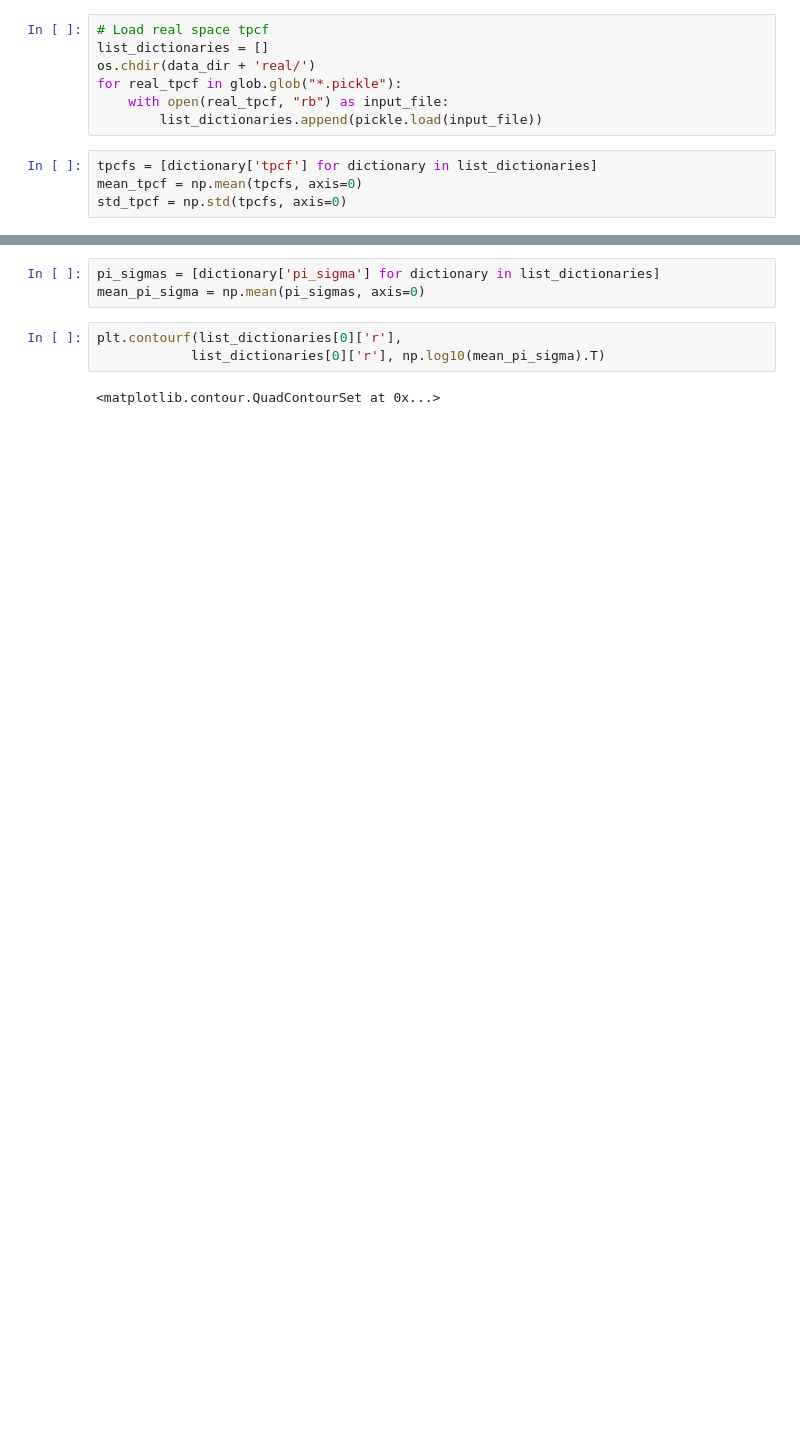
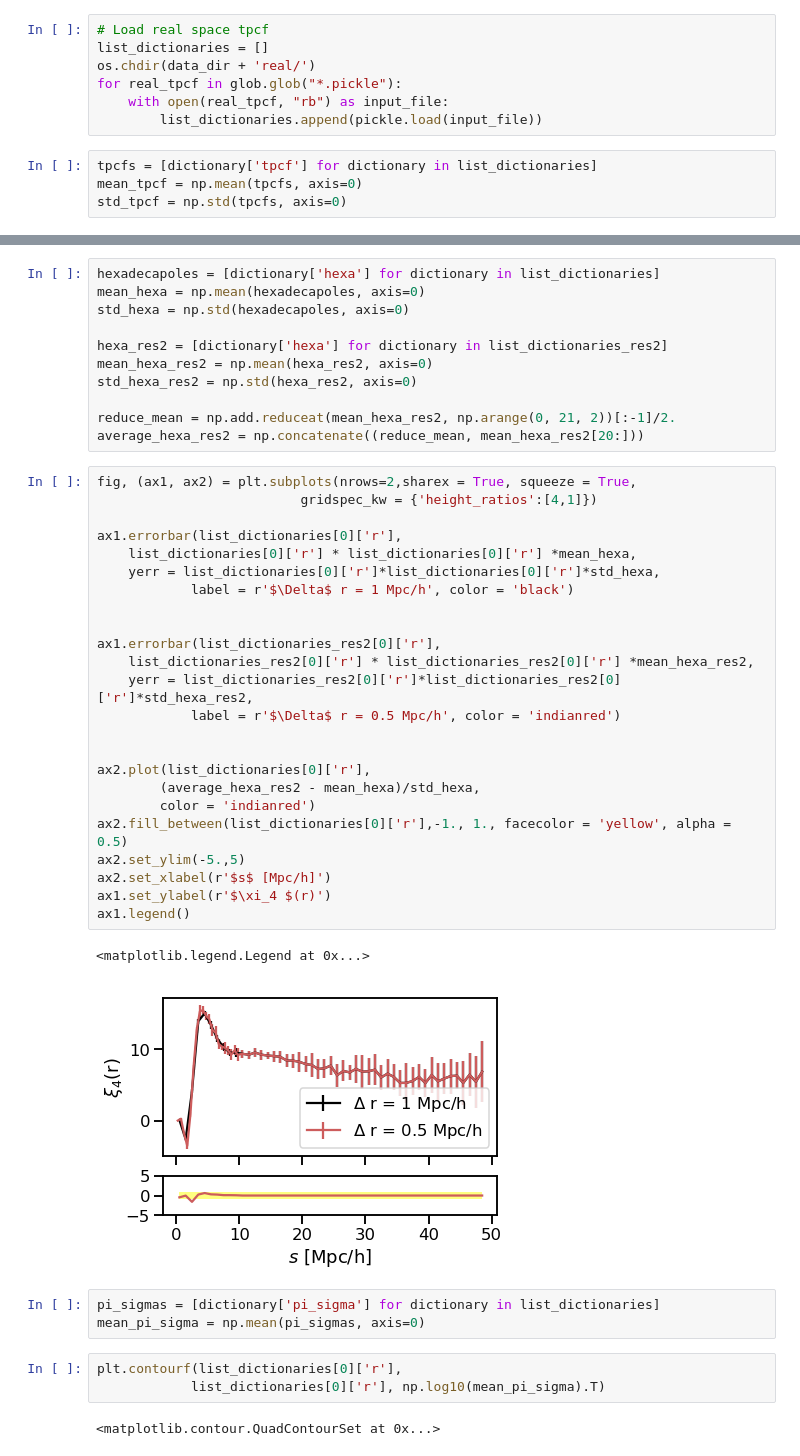
Before and after one commit to florpi/CentralStreamingModel, a Jupyter notebook: emulator_measurement/check_measurements.ipynb, the cells around one changed output, grey strips where cells are left out. Saved outputs shown, nothing was run; the diff lists cells and outputs as text; blank space fills up the shorter version.

```diff
--- a/emulator_measurement/check_measurements.ipynb
+++ b/emulator_measurement/check_measurements.ipynb
@@ -89,3 +128,41 @@ Text(0.5, 0, 'r [Mpc/h]')
+# %%
+hexadecapoles = [dictionary['hexa'] for dictionary in list_dictionaries]
+mean_hexa = np.mean(hexadecapoles, axis=0)
+std_hexa = np.std(hexadecapoles, axis=0)
+
+hexa_res2 = [dictionary['hexa'] for dictionary in list_dictionaries_res2]
+mean_hexa_res2 = np.mean(hexa_res2, axis=0)
+std_hexa_res2 = np.std(hexa_res2, axis=0)
+
+reduce_mean = np.add.reduceat(mean_hexa_res2, np.arange(0, 21, 2))[:-1]/2.
+average_hexa_res2 = np.concatenate((reduce_mean, mean_hexa_res2[20:]))
+# %%
+fig, (ax1, ax2) = plt.subplots(nrows=2,sharex = True, squeeze = True,
+                          gridspec_kw = {'height_ratios':[4,1]})
+
+ax1.errorbar(list_dictionaries[0]['r'],
+    list_dictionaries[0]['r'] * list_dictionaries[0]['r'] *mean_hexa,
+    yerr = list_dictionaries[0]['r']*list_dictionaries[0]['r']*std_hexa,
+            label = r'$\Delta$ r = 1 Mpc/h', color = 'black')
+
+
+ax1.errorbar(list_dictionaries_res2[0]['r'],
+    list_dictionaries_res2[0]['r'] * list_dictionaries_res2[0]['r'] *mean_hexa_res2,
+    yerr = list_dictionaries_res2[0]['r']*list_dictionaries_res2[0]['r']*std_hexa_res2,
+            label = r'$\Delta$ r = 0.5 Mpc/h', color = 'indianred')
+
+
+ax2.plot(list_dictionaries[0]['r'],
+        (average_hexa_res2 - mean_hexa)/std_hexa,
+        color = 'indianred')
+ax2.fill_between(list_dictionaries[0]['r'],-1., 1., facecolor = 'yellow', alpha = 0.5)
+ax2.set_ylim(-5.,5)
+ax2.set_xlabel(r'$s$ [Mpc/h]')
+ax1.set_ylabel(r'$\xi_4 $(r)')
+ax1.legend()
+# %% [output]
+<matplotlib.legend.Legend at 0x...>
+[figure, added]
 # %%
 pi_sigmas = [dictionary['pi_sigma'] for dictionary in list_dictionaries]
 mean_pi_sigma = np.mean(pi_sigmas, axis=0)
```
Also changed, not shown: parts of 13 cells of this notebook, 6 other files.
